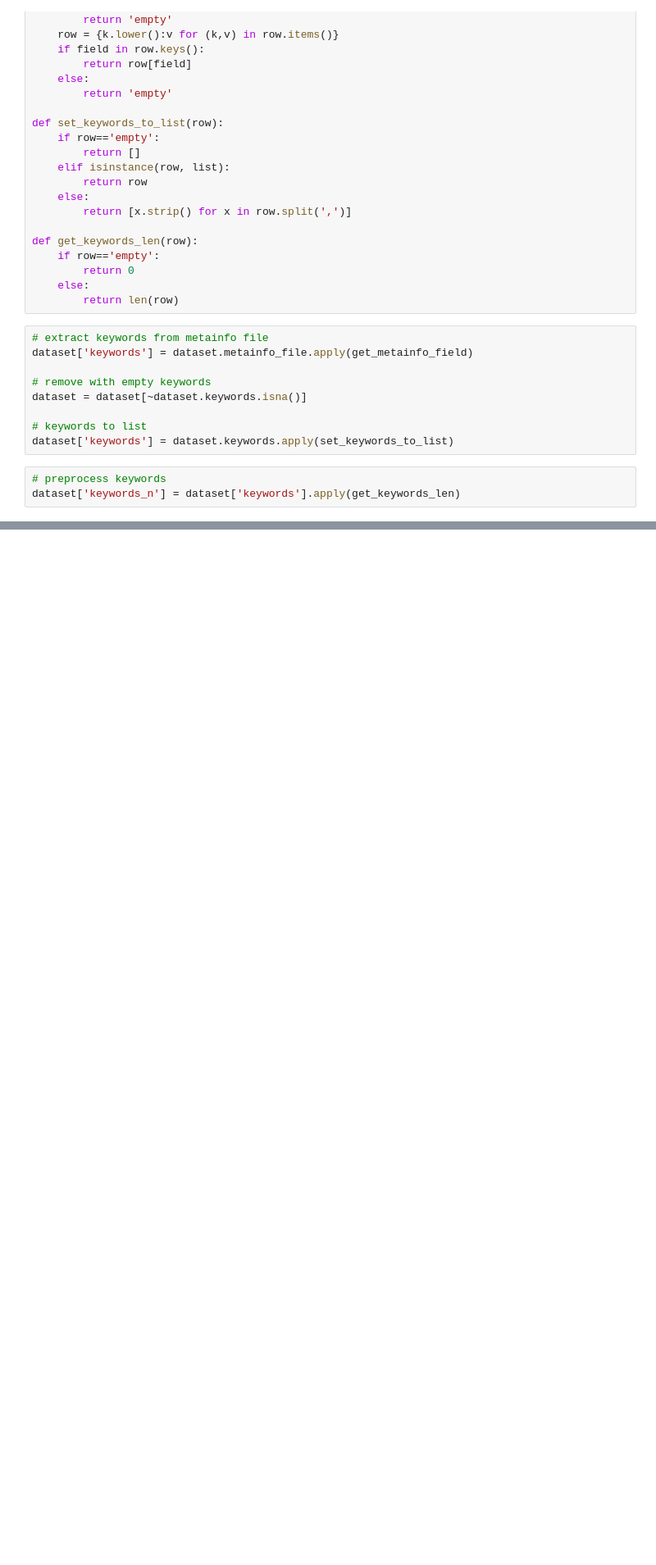
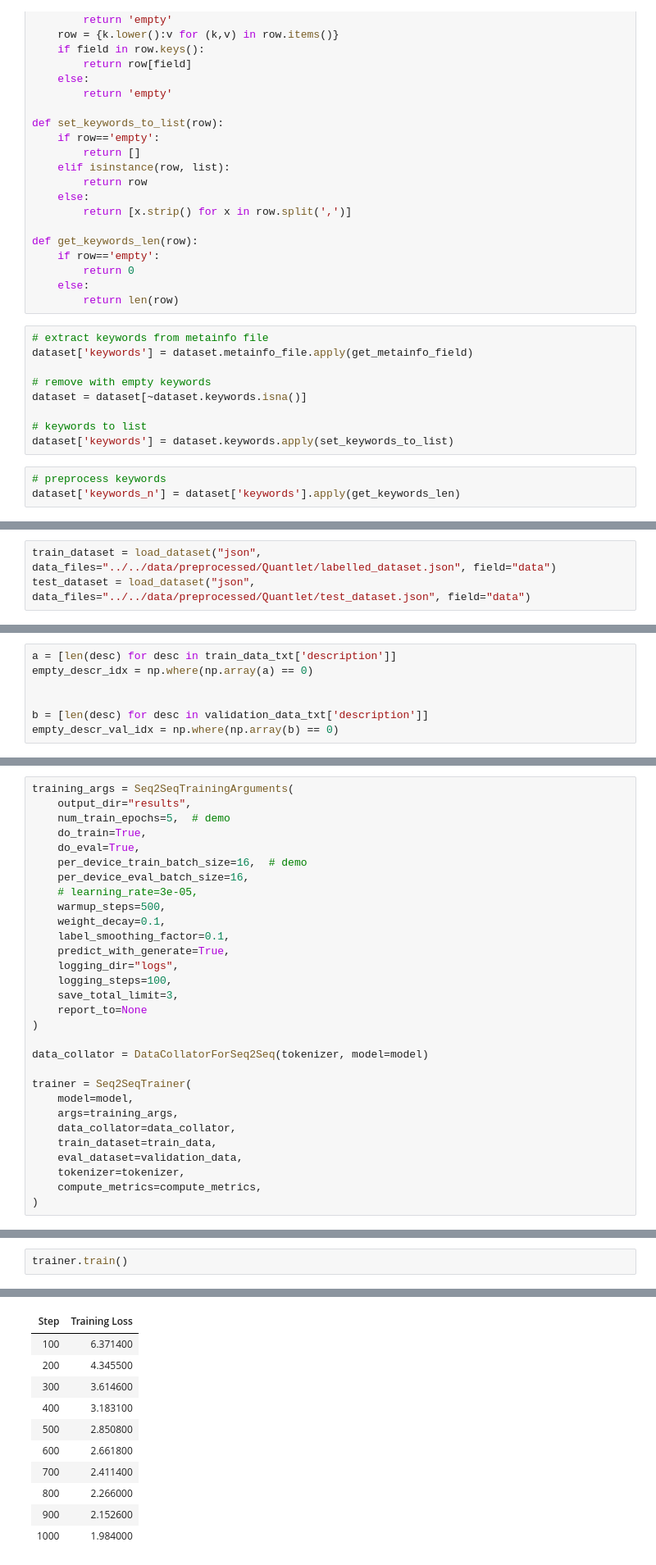
Before and after one commit to QuantLet/Encode-the-Qode, a Jupyter notebook: Quantlet/code_description2project_description/code2desc.ipynb, the cells around one changed output, grey strips where cells are left out. Shown at 82% size. Cells and saved outputs as stored; diff of their text form; blank space fills up the shorter version.

Commit message:
feat: add functional trainable code

```diff
--- a/Quantlet/code_description2project_description/code2desc.ipynb
+++ b/Quantlet/code_description2project_description/code2desc.ipynb
@@ -141,0 +170,3 @@ descriptions_no_meta = [list(descr_dict.values()) for descr_dict in descriptions
+# %%
+train_dataset = load_dataset("json", data_files="../../data/preprocessed/Quantlet/labelled_dataset.json", field="data")
+test_dataset = load_dataset("json", data_files="../../data/preprocessed/Quantlet/test_dataset.json", field="data")
@@ -188,0 +209,7 @@ train_data_txt, validation_data_txt = dataset.train_test_split(test_size=0.1).va
+# %%
+a = [len(desc) for desc in train_data_txt['description']]
+empty_descr_idx = np.where(np.array(a) == 0)
+
+
+b = [len(desc) for desc in validation_data_txt['description']]
+empty_descr_val_idx = np.where(np.array(b) == 0)
@@ -188,0 +319,30 @@ train_data_txt, validation_data_txt = dataset.train_test_split(test_size=0.1).va
+# %%
+training_args = Seq2SeqTrainingArguments(
+    output_dir="results",
+    num_train_epochs=5,  # demo
+    do_train=True,
+    do_eval=True,
+    per_device_train_batch_size=16,  # demo
+    per_device_eval_batch_size=16,
+    # learning_rate=3e-05,
+    warmup_steps=500,
+    weight_decay=0.1,
+    label_smoothing_factor=0.1,
+    predict_with_generate=True,
+    logging_dir="logs",
+    logging_steps=100,
+    save_total_limit=3,
+    report_to=None
+)
+
+data_collator = DataCollatorForSeq2Seq(tokenizer, model=model)
+
+trainer = Seq2SeqTrainer(
+    model=model,
+    args=training_args,
+    data_collator=data_collator,
+    train_dataset=train_data,
+    eval_dataset=validation_data,
+    tokenizer=tokenizer,
+    compute_metrics=compute_metrics,
+)
@@ -188,0 +365,3 @@ train_data_txt, validation_data_txt = dataset.train_test_split(test_size=0.1).va
+# %%
+trainer.train()
+# %% [output]
@@ -188,0 +369,11 @@ train_data_txt, validation_data_txt = dataset.train_test_split(test_size=0.1).va
+| Step | Training Loss |
+| 100 | 6.371400 |
+| 200 | 4.345500 |
+| 300 | 3.614600 |
+| 400 | 3.183100 |
+| 500 | 2.850800 |
+| 600 | 2.661800 |
+| 700 | 2.411400 |
+| 800 | 2.266000 |
+| 900 | 2.152600 |
+| 1000 | 1.984000 |
```
Also changed, not shown: parts of 26 cells of this notebook.
